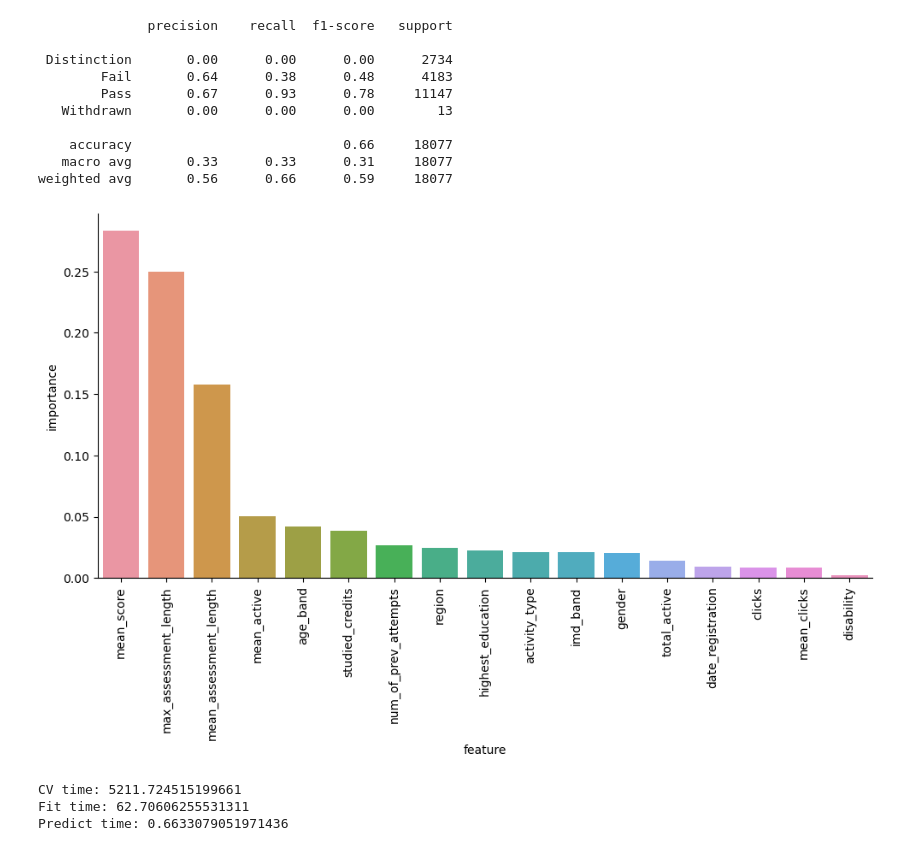
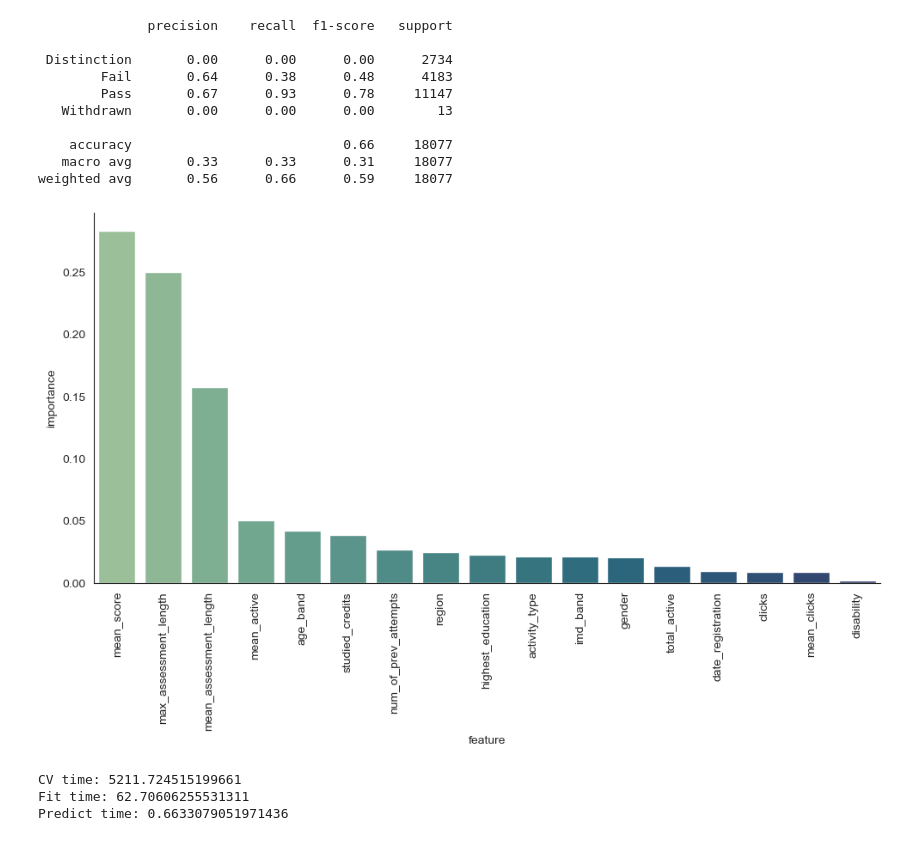
Before and after one commit to jpjavier23/capstone_2_modeling, a Jupyter notebook: capstone_2_modeling.ipynb, the cells around one changed output. Drawn from its saved outputs; the diff is of its cells as text; code cells hidden in the pictures.

```diff
--- a/capstone_2_modeling.ipynb
+++ b/capstone_2_modeling.ipynb
@@ -27,6 +31,8 @@ import matplotlib.pyplot as plt
 import matplotlib.colors
 import matplotlib.cm as cm
 import seaborn as sns
+sns.set_style('white')
+palette = 'crest'
 import plotly.graph_objects as go
 from IPython.display import Image
 import graphviz
@@ -46,7 +52,7 @@ from sklearn.preprocessing import OneHotEncoder, OrdinalEncoder, StandardScaler,
 from sklearn.datasets import make_classification
 
 # Metrics
-from sklearn.metrics import precision_recall_curve, f1_score, auc
+from sklearn.metrics import precision_recall_curve, f1_score, auc, PrecisionRecallDisplay, average_precision_score
 from sklearn.metrics import accuracy_score, balanced_accuracy_score
 from sklearn.metrics import confusion_matrix, ConfusionMatrixDisplay
 from sklearn.metrics import precision_score, recall_score, classification_report
@@ -416,12 +435,12 @@ weighted avg       0.56      0.66      0.59     18077
 # %%
 rf_imp = rf_model.feature_importances_
 rf_feat_imp_df = pd.DataFrame({'feature': features, 'importance': rf_imp})
 rf_sorted = rf_feat_imp_df.sort_values(by = 'importance', ascending = False)
-rf_feat_plot = sns.catplot(data = rf_sorted.head(20), kind = 'bar', x = 'feature', y = 'importance', height = 5, aspect = 2)
+rf_feat_plot = sns.catplot(data = rf_sorted.head(20), kind = 'bar', x = 'feature', y = 'importance', height = 5, aspect = 2, palette = palette)
 rf_feat_plot = plt.xticks(rotation = 90)
 plt.show()
 # %% [output]
-[figure, old version]
+[figure, new version]
 # %%
 print(f'CV time: {rf_cv_time}')
 print(f'Fit time: {rf_fit_time}')
```
Also changed, not shown: parts of 50 cells of this notebook.
